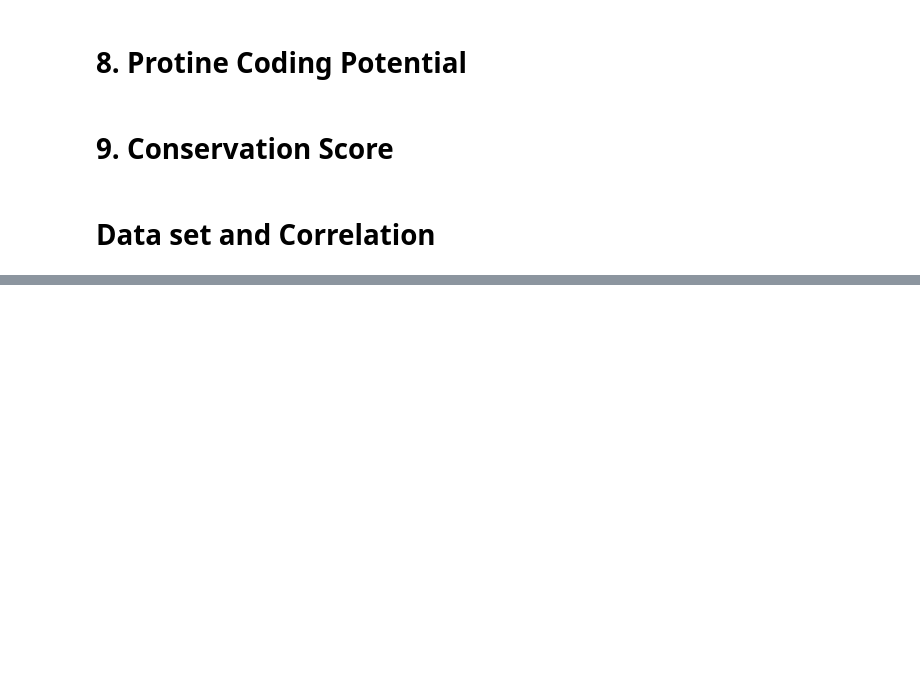
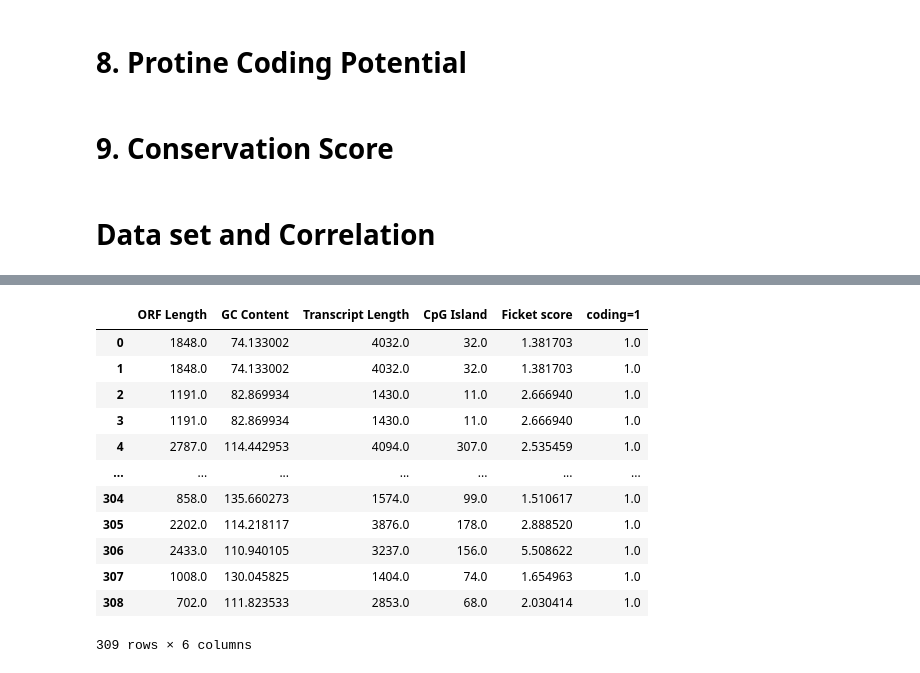
Before and after one commit to Thejus-M/Research-notes-non-coding-Rna-, a Jupyter notebook: Compiled _features-checkpoint.ipynb, the cells around one changed output, grey strips where cells are left out. Drawn from its saved outputs; the diff is of its cells as text; code cells hidden in the pictures; blank space fills up the shorter version.

```diff
--- a/Compiled _features-checkpoint.ipynb
+++ b/Compiled _features-checkpoint.ipynb
@@ -565,0 +632,7 @@ df.corr()
+# %%
+import random
+
+
+dataset_full=numpy_ncoding+numpy_coding[5:314,:]
+random.shuffle(dataset_full)
+dataset_full
@@ -565,0 +653,21 @@ df.corr()
+# %%
+d= dataset_full
+
+d_pd = pd.DataFrame(data=d, columns=["ORF Length", "GC Content", "Transcript Length",
+                                            "CpG Island", "Ficket score","coding=1"])
+
+d_pd
+# %% [output]
+|  | ORF Length | GC Content | Transcript Length | CpG Island | Ficket score | coding=1 |
+| 0 | 1848.0 | 74.133002 | 4032.0 | 32.0 | 1.381703 | 1.0 |
+| 1 | 1848.0 | 74.133002 | 4032.0 | 32.0 | 1.381703 | 1.0 |
+| 2 | 1191.0 | 82.869934 | 1430.0 | 11.0 | 2.666940 | 1.0 |
+| 3 | 1191.0 | 82.869934 | 1430.0 | 11.0 | 2.666940 | 1.0 |
+| 4 | 2787.0 | 114.442953 | 4094.0 | 307.0 | 2.535459 | 1.0 |
+| ... | ... | ... | ... | ... | ... | ... |
+| 304 | 858.0 | 135.660273 | 1574.0 | 99.0 | 1.510617 | 1.0 |
+| 305 | 2202.0 | 114.218117 | 3876.0 | 178.0 | 2.888520 | 1.0 |
+| 306 | 2433.0 | 110.940105 | 3237.0 | 156.0 | 5.508622 | 1.0 |
+| 307 | 1008.0 | 130.045825 | 1404.0 | 74.0 | 1.654963 | 1.0 |
+| 308 | 702.0 | 111.823533 | 2853.0 | 68.0 | 2.030414 | 1.0 |
+309 rows × 6 columns
```
Also changed, not shown: parts of 30 cells of this notebook, 1 other file.
